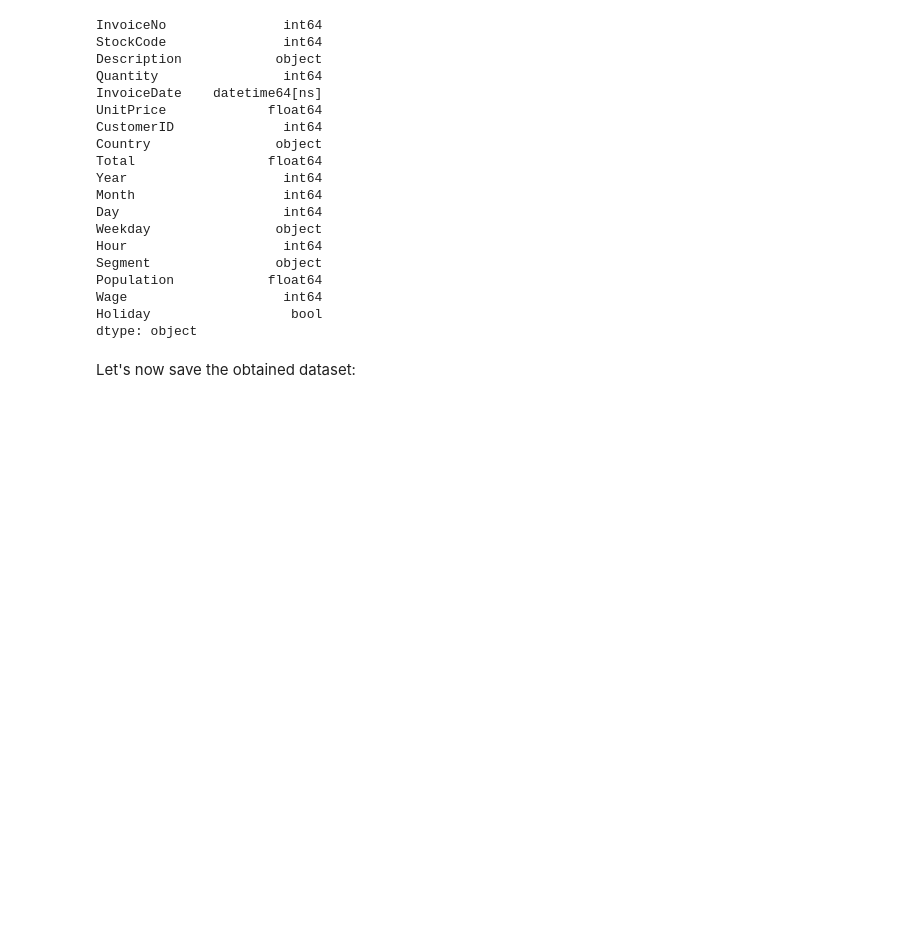
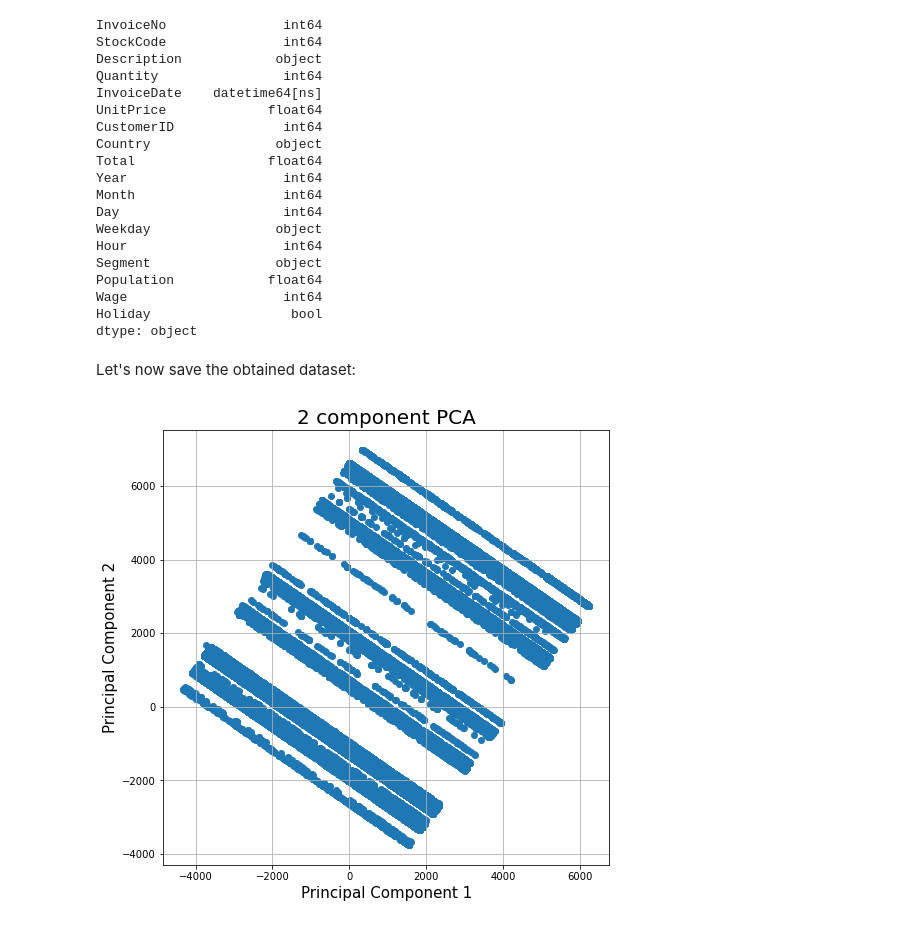
Before and after one commit to DanisAlukaev/Data-Mining, a Jupyter notebook: session01/3. Data preparation.ipynb, the cells around one changed output. Drawn from its saved outputs; the diff is of its cells as text; code cells hidden in the pictures; blank space fills up the shorter version.

```diff
--- a/session01/3. Data preparation.ipynb
+++ b/session01/3. Data preparation.ipynb
@@ -526,3 +526,9 @@ dtype: object
 Let's now save the obtained dataset:
 # %%
 completed_orders.to_csv('./data/completed_orders.csv', index=False)
+# %%
+ds_dir = './data/'
+ds = 'completed_orders.csv'
+path = os.path.join(ds_dir, ds)
+
+data = pd.read_csv(path)
@@ -528,0 +539,19 @@ completed_orders.to_csv('./data/completed_orders.csv', index=False)
+# %%
+roi = data[['StockCode', 'Quantity', 'CustomerID', 'Day', 'Month', 'Hour']]
+# %%
+from sklearn.decomposition import PCA
+
+pca = PCA(n_components=2)
+principal_components = pca.fit_transform(roi)
+# %%
+principalDf = pd.DataFrame(data=principal_components, columns=['principal component 1', 'principal component 2'])
+# %%
+fig = plt.figure(figsize = (8,8))
+ax = fig.add_subplot(1,1,1)
+ax.set_xlabel('Principal Component 1', fontsize = 15)
+ax.set_ylabel('Principal Component 2', fontsize = 15)
+ax.set_title('2 component PCA', fontsize = 20)
+ax.scatter(principalDf['principal component 1'], principalDf['principal component 2'])
+ax.grid()
+# %% [output]
+[figure, added]
```
Also changed, not shown: parts of 1 cell of this notebook.
